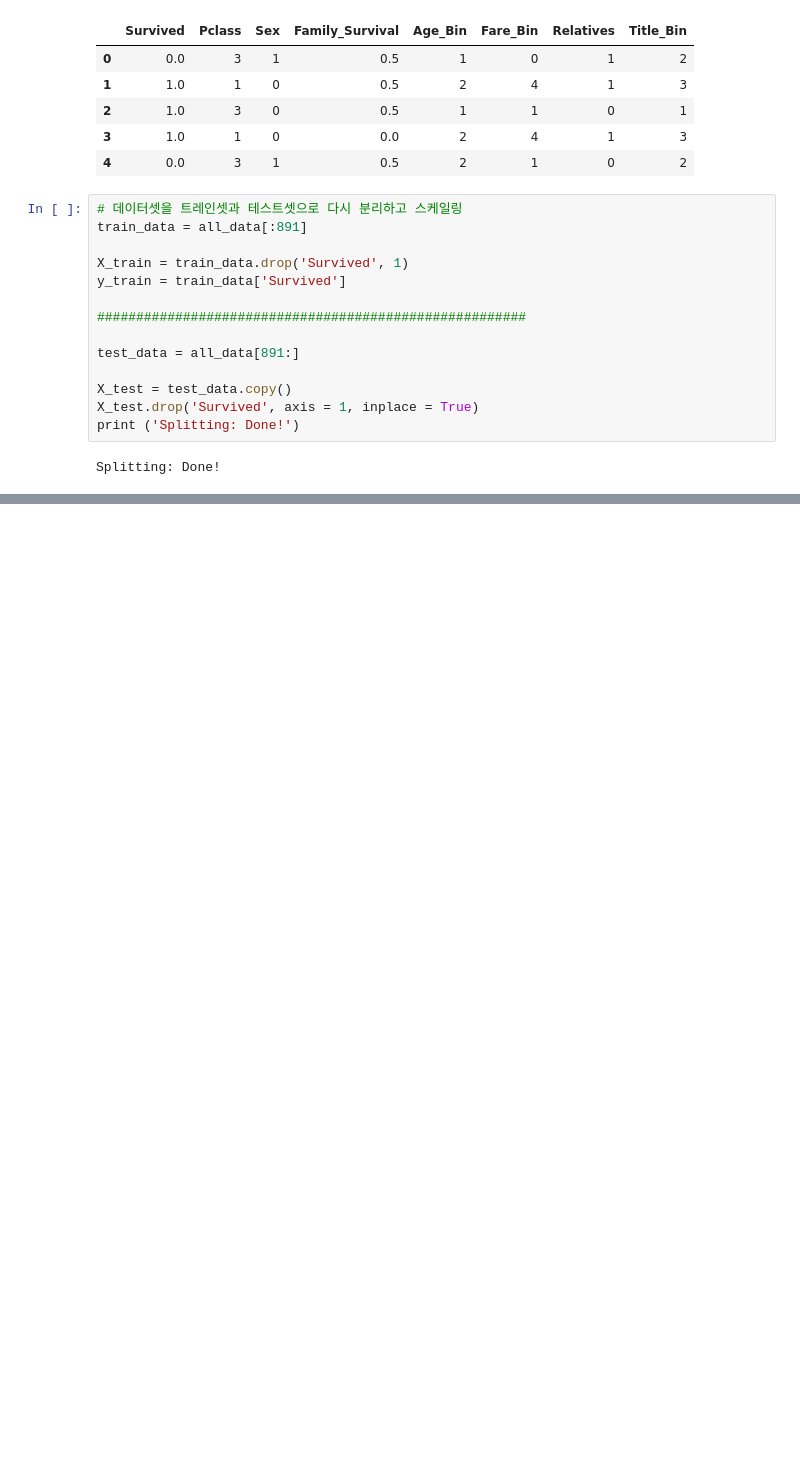
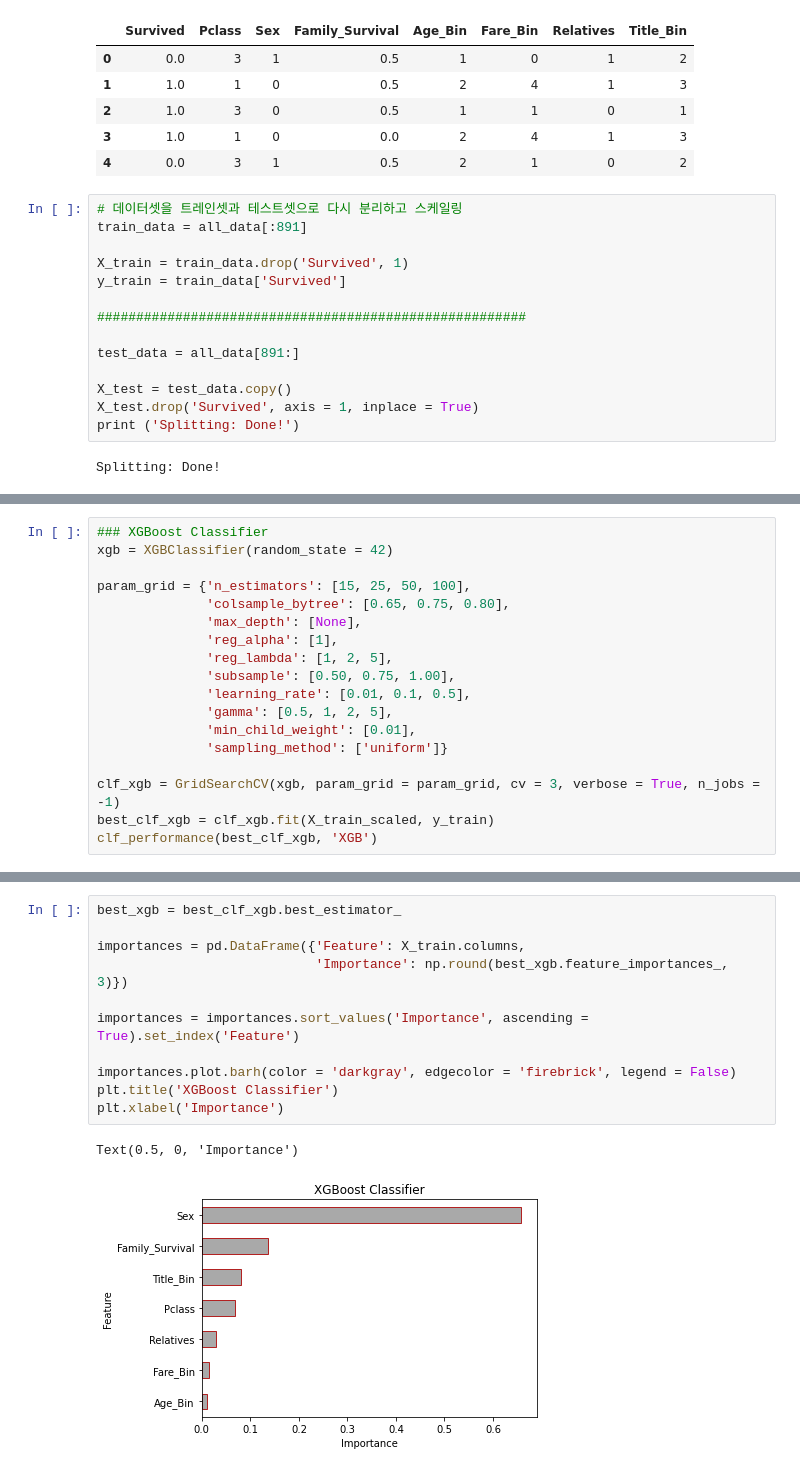
Before and after one commit to SangwooPark-Sean/Dolearn-TitanicML, a Jupyter notebook: learing.ipynb, the cells around one changed output, grey strips where cells are left out. Saved outputs shown, nothing was run; the diff lists cells and outputs as text; blank space fills up the shorter version.

```diff
--- a/learing.ipynb
+++ b/learing.ipynb
@@ -427,0 +641,18 @@ NameError: name 'StandardScaler' is not defined
+# %%
+### XGBoost Classifier
+xgb = XGBClassifier(random_state = 42)
+
+param_grid = {'n_estimators': [15, 25, 50, 100],
+              'colsample_bytree': [0.65, 0.75, 0.80],
+              'max_depth': [None],
+              'reg_alpha': [1],
+              'reg_lambda': [1, 2, 5],
+              'subsample': [0.50, 0.75, 1.00],
+              'learning_rate': [0.01, 0.1, 0.5],
+              'gamma': [0.5, 1, 2, 5],
+              'min_child_weight': [0.01],
+              'sampling_method': ['uniform']}
+
+clf_xgb = GridSearchCV(xgb, param_grid = param_grid, cv = 3, verbose = True, n_jobs = -1)
+best_clf_xgb = clf_xgb.fit(X_train_scaled, y_train)
+clf_performance(best_clf_xgb, 'XGB')
@@ -427,0 +670,14 @@ NameError: name 'StandardScaler' is not defined
+# %%
+best_xgb = best_clf_xgb.best_estimator_
+
+importances = pd.DataFrame({'Feature': X_train.columns,
+                            'Importance': np.round(best_xgb.feature_importances_, 3)})
+
+importances = importances.sort_values('Importance', ascending = True).set_index('Feature')
+
+importances.plot.barh(color = 'darkgray', edgecolor = 'firebrick', legend = False)
+plt.title('XGBoost Classifier')
+plt.xlabel('Importance')
+# %% [output]
+Text(0.5, 0, 'Importance')
+[figure, added]
```
Also changed, not shown: parts of 17 cells of this notebook.
